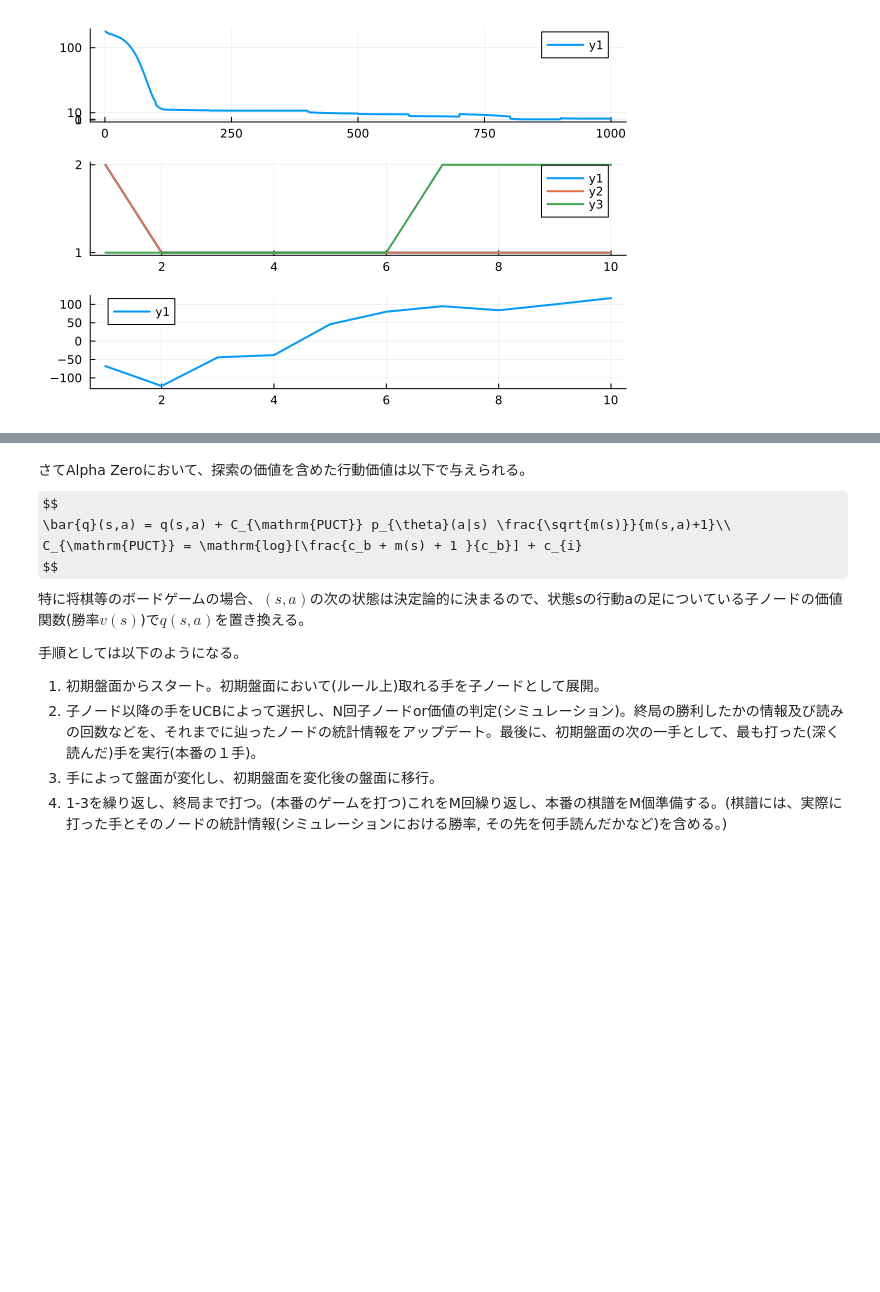
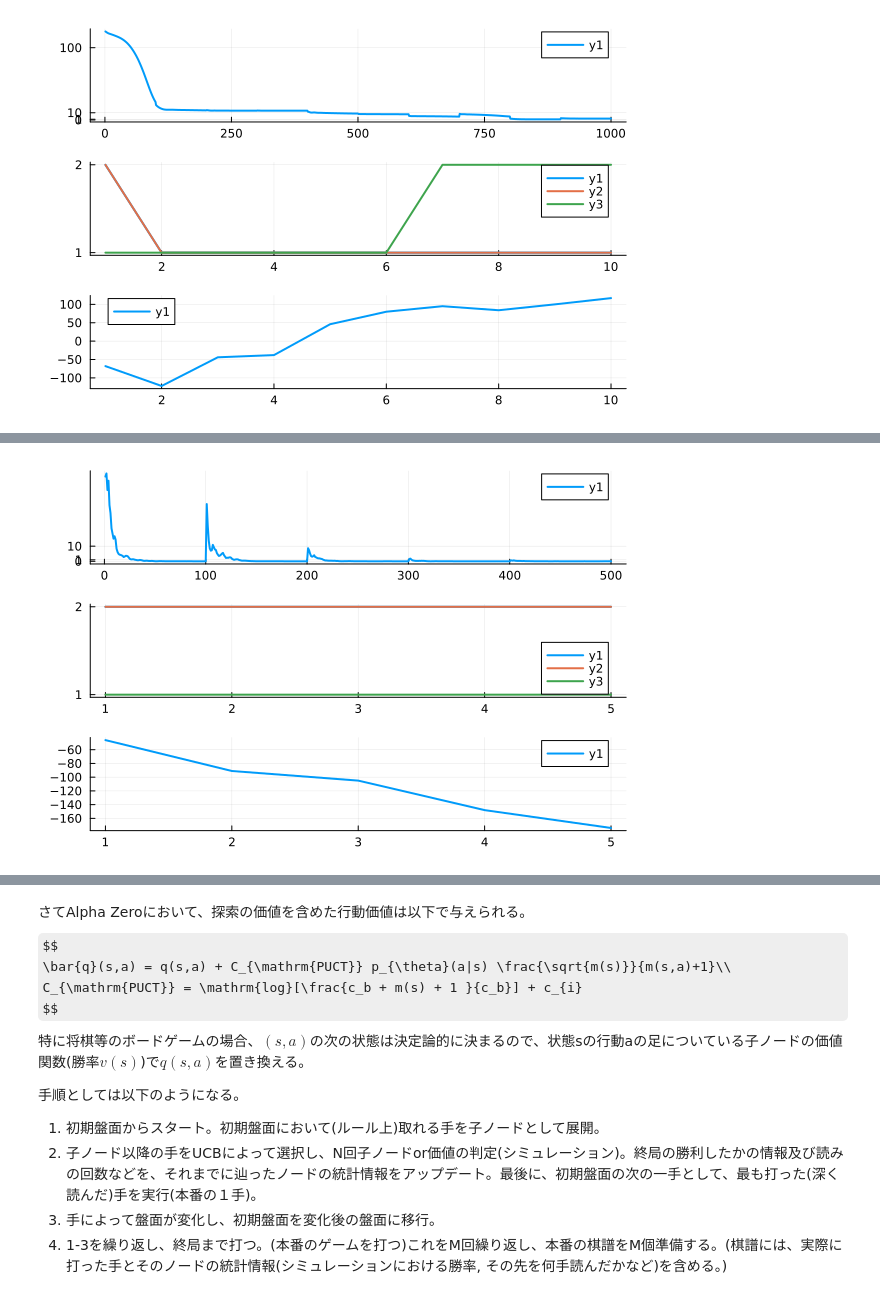
Before and after one commit to YoshihiroMichishita/julia, a Jupyter notebook: tutorial_RL.ipynb, the cells around one changed output, grey strips where cells are left out. Drawn from its saved outputs; the diff is of its cells as text; code cells hidden in the pictures; some formulas as TeX source; blank space fills up the shorter version.

```diff
--- a/tutorial_RL.ipynb
+++ b/tutorial_RL.ipynb
@@ -1365,0 +1423,16 @@ plot(p1, p2, p3, layout=(3,1))
+# %%
+function onehot3(s::Int)
+    s_vec = zeros(Int32, 3)
+    s_vec[s] = 1
+    return s_vec
+end
+#piに従って行動選択。
+function decide_action(en::Env_duel,ag::SAC_NN_Duelist, s::Int)
+    s_vec = onehot3(s)
+    action = sample(1:en.a_dim, ProbabilityWeights(ag.π_act(s_vec)))
+    return action
+end
+
+function random_action(en::Env_duel)
+    return rand(1:en.a_dim)
+end
@@ -1365,0 +1507,49 @@ plot(p1, p2, p3, layout=(3,1))
+# %%
+ag = init_sac_nn_d(en, 0.98f0, 10f0, 0.01f0, 0.01f0)
+init_state = 3
+n_itr = 100
+pol_up = 5
+acval_itr = zeros(Float32, n_itr*pol_up, en.a_dim, en.s_dim)
+pol_itr = zeros(Int, en.s_dim, pol_up)
+rew_hist = zeros(Float32, pol_up)
+now_state = init_state
+tot_rew = 0.0f0
+
+Qb = deepcopy(ag.Q)
+for itr in 1:pol_up
+    for trial in 1:n_itr
+        if(itr == 1)
+            a = random_action(en)
+        else
+            a = decide_action(en, ag, now_state)
+        end
+        #a = decide_action(en, ag, now_state)
+        next_state = sample(1:en.s_dim, ProbabilityWeights(en.pt[a,now_state,:]))
+        #next_action = decide_action(en, ag, next_state)
+        r = en.g[a,now_state]
+        push!(ag.memory, (onehot3(now_state), a, r, onehot3(next_state)))
+        #learning_vp!(ag, now_state, a, r, next_state)
+        #tot_rew += r
+        rew_hist[itr] += r
+        now_state = next_state
+        #a_old = next_action
+    end
+    training_update!(ag, Qb, 300, 100)
+    for s in 1:en.s_dim
+        pol_itr[s, itr] = argmax(ag.π_act(onehot3(s)))
+        #println(maximum(ag.π_act(onehot3(s))))
+    end
+    ag.α *= 0.5f0
+    println(":Q_pi1$(ag.π_act(onehot3(1)))")
+    println(":Q_pi2$(ag.π_act(onehot3(2)))")
+    println(":Q_pi3$(ag.π_act(onehot3(3)))")
+    println(":Q_pi3$(softmax(ag.Q(onehot3(3)))), $(ag.Q(onehot3(3))))")
+    ag.memory = []
+end
+p1 = plot(ag.l_hist, lw = 2.0, yticks=[0, 1, 10, 100])
+#p1 = plot(ag.l_hist, lw = 2.0, yaxis=:log10)
+p2 = plot(pol_itr', lw=2.0, yticks = [1,2])
+
+p3 = plot(rew_hist, lw=2.0)
+plot(p1, p2, p3, layout=(3,1))
+# %% [output]
@@ -1366 +1573,2 @@ plot(p1, p2, p3, layout=(3,1))
+[figure, added]
 # %% [markdown]
```
Also changed, not shown: parts of 11 cells of this notebook, 5 other files.
